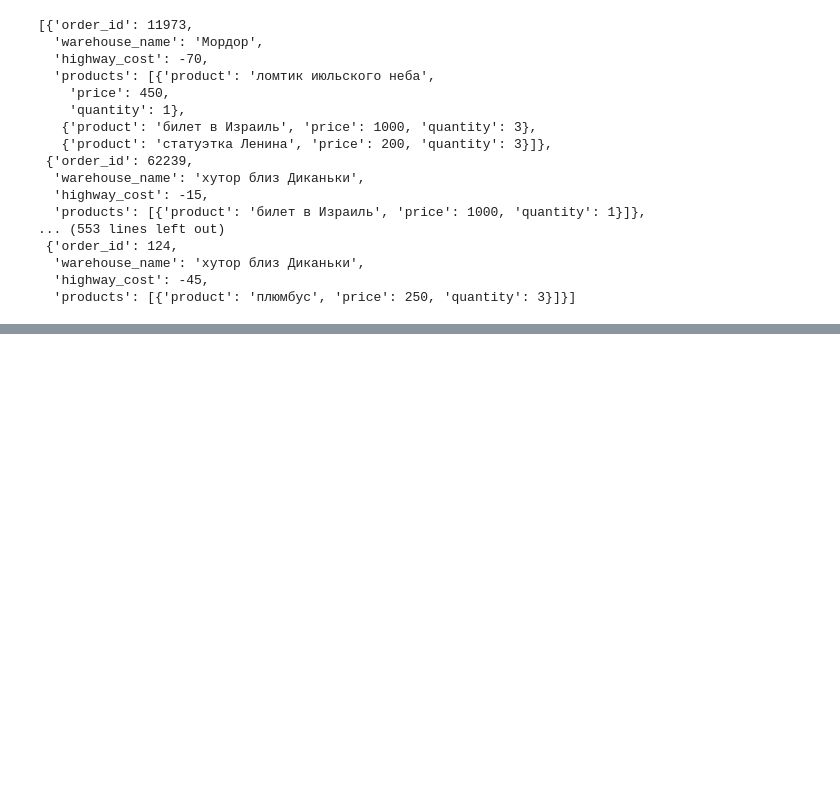
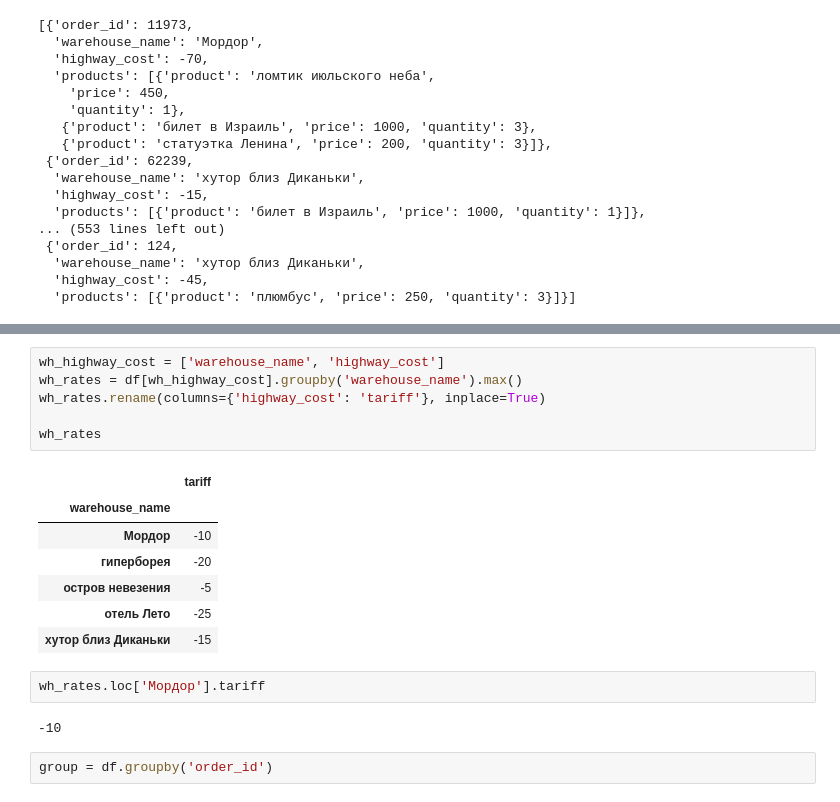
Before and after one commit to mislavskii/fancy-warehouses, a Jupyter notebook: warehouses.ipynb, the cells around one changed output, grey strips where cells are left out. Drawn from its saved outputs; the diff is of its cells as text; blank space fills up the shorter version.

```diff
--- a/warehouses.ipynb
+++ b/warehouses.ipynb
@@ -66,0 +145,20 @@ df
+# %%
+wh_highway_cost = ['warehouse_name', 'highway_cost']
+wh_rates = df[wh_highway_cost].groupby('warehouse_name').max()
+wh_rates.rename(columns={'highway_cost': 'tariff'}, inplace=True)
+
+wh_rates
+# %% [output]
+|  | tariff |
+| warehouse_name |  |
+| Мордор | -10 |
+| гиперборея | -20 |
+| остров невезения | -5 |
+| отель Лето | -25 |
+| хутор близ Диканьки | -15 |
+# %%
+wh_rates.loc['Мордор'].tariff
+# %% [output]
+-10
+# %%
+group = df.groupby('order_id')
```
Also changed, not shown: parts of 12 cells of this notebook.
